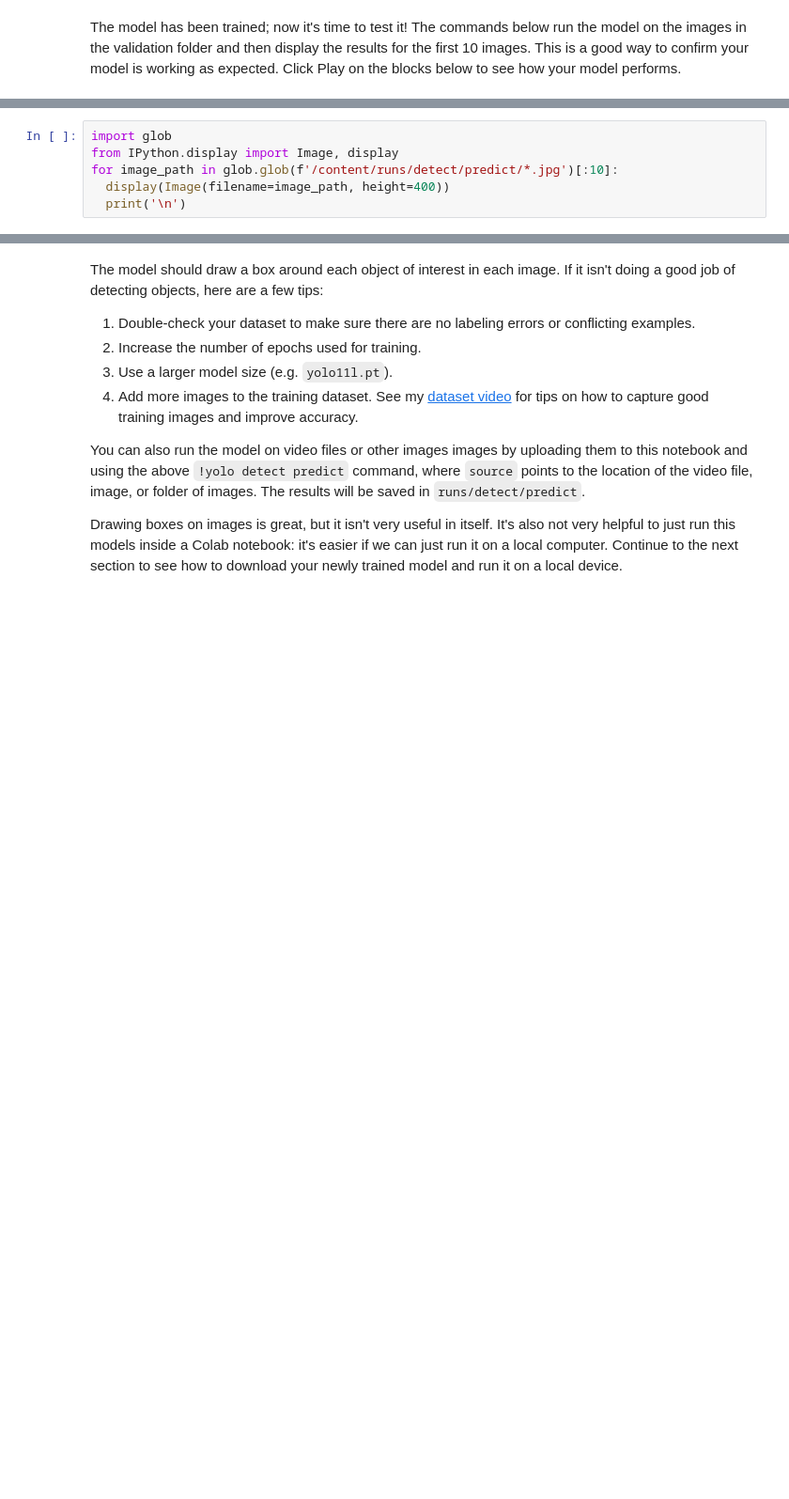
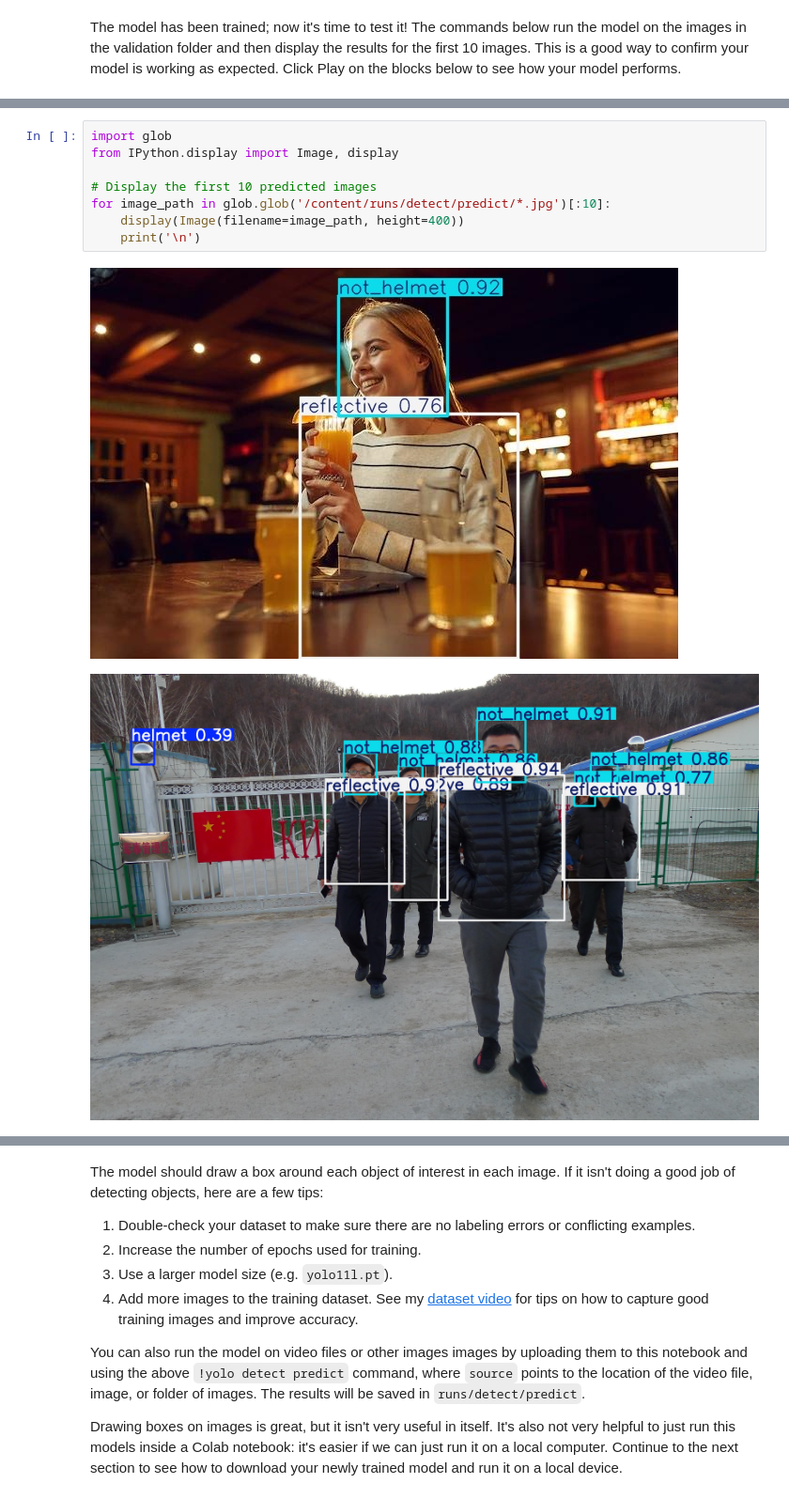
Before and after one commit to Payal-mak/AI-Guru, a Jupyter notebook: Train_YOLO_Models.ipynb, the cells around one changed output, grey strips where cells are left out. Shown at 94% size. Cells and saved outputs as stored; diff of their text form; blank space fills up the shorter version.

```diff
--- a/Train_YOLO_Models.ipynb
+++ b/Train_YOLO_Models.ipynb
@@ -239,6 +353,11 @@ The model has been trained; now it's time to test it! The commands below run the
 # %%
 import glob
 from IPython.display import Image, display
-for image_path in glob.glob(f'/content/runs/detect/predict/*.jpg')[:10]:
-  display(Image(filename=image_path, height=400))
-  print('\n')
+
+# Display the first 10 predicted images
+for image_path in glob.glob('/content/runs/detect/predict/*.jpg')[:10]:
+    display(Image(filename=image_path, height=400))
+    print('\n')
+# %% [output]
+[figure, added]
+[figure, added]
```
Also changed, not shown: parts of 13 cells of this notebook.
